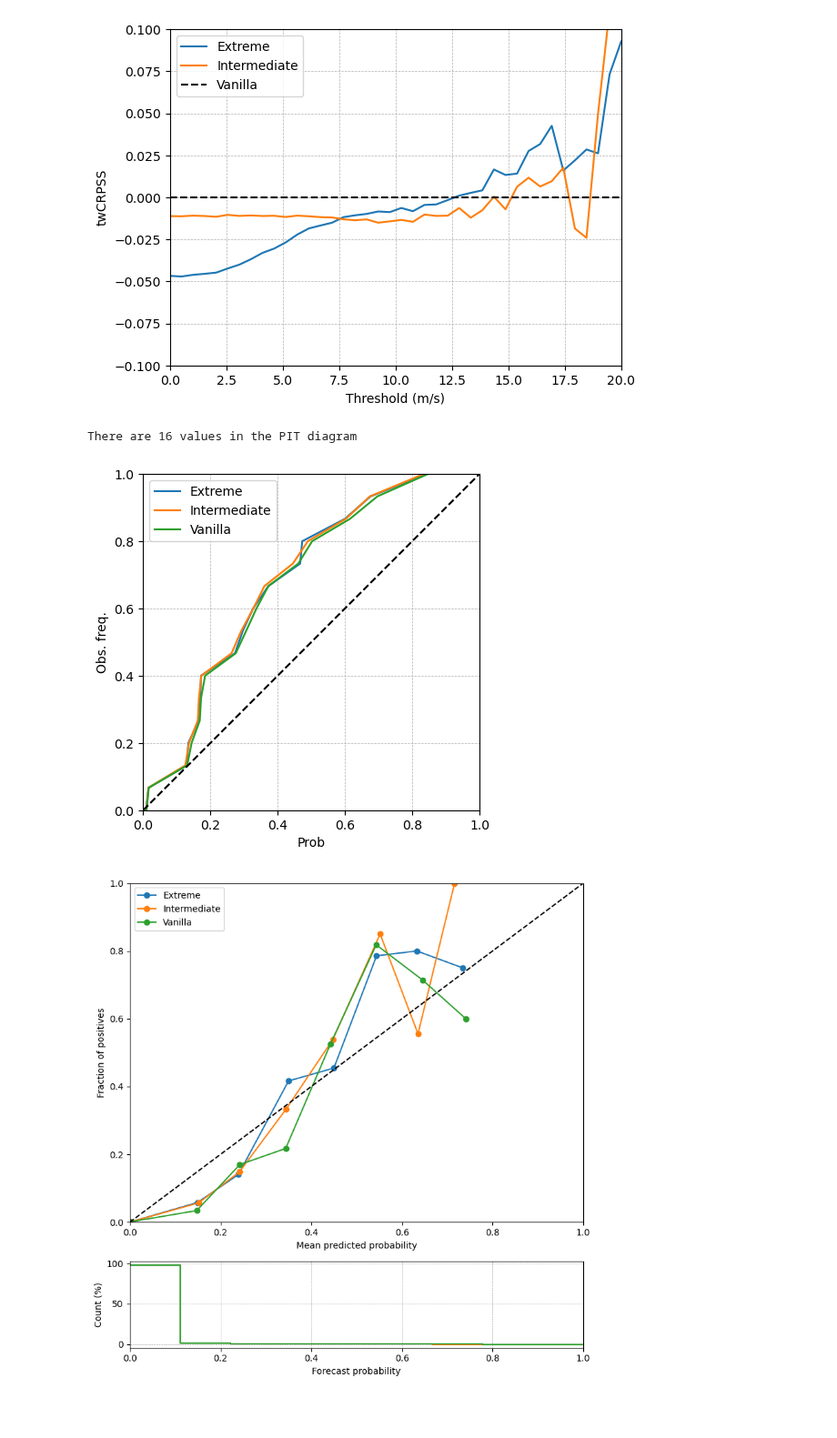
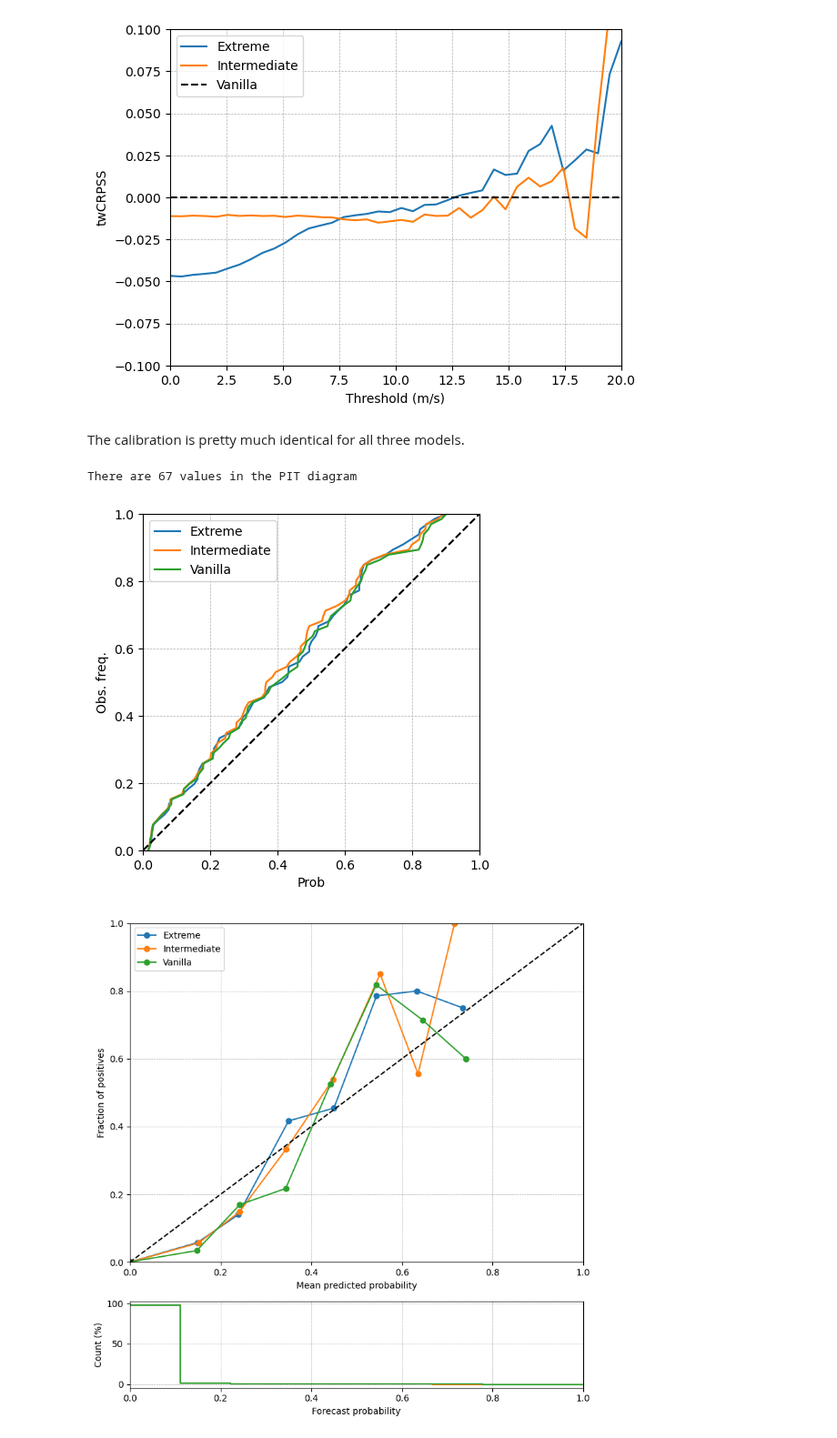
Before and after one commit to SimonHakvoort/thesiscode, a Jupyter notebook: src/nn_results/meeting_august_15.ipynb, the cells around one changed output. Shown at 91% size. Drawn from its saved outputs; the diff is of its cells as text; code cells hidden in the pictures; blank space fills up the shorter version.

```diff
--- a/src/nn_results/meeting_august_15.ipynb
+++ b/src/nn_results/meeting_august_15.ipynb
@@ -345,12 +412,14 @@ values = np.linspace(0,20,40)
 make_twcrpss_plot_tf(emos_base, linear_weight_models, test_data0, values, ylim=[-0.1,0.1], sample_size=5000, base_model_name='Vanilla')
 # %% [output]
 [figure]
+# %% [markdown]
+The calibration is pretty much identical for all three models.
 # %%
-threshold = 17
+threshold = 15
 make_cpit_diagram_tf(linear_weight_models, test_data0_original, t=threshold, base_model=emos_base, base_model_name='Vanilla')
 # %% [output]
-There are 16 values in the PIT diagram
+There are 67 values in the PIT diagram
-[figure, old version]
+[figure, new version]
 # %%
 threshold = 15
 make_reliability_and_sharpness_tf(linear_weight_models, test_data0, t=threshold, base_model=emos_base, base_model_name='Vanilla')
```
Also changed, not shown: parts of 41 cells of this notebook, 5 other files.
